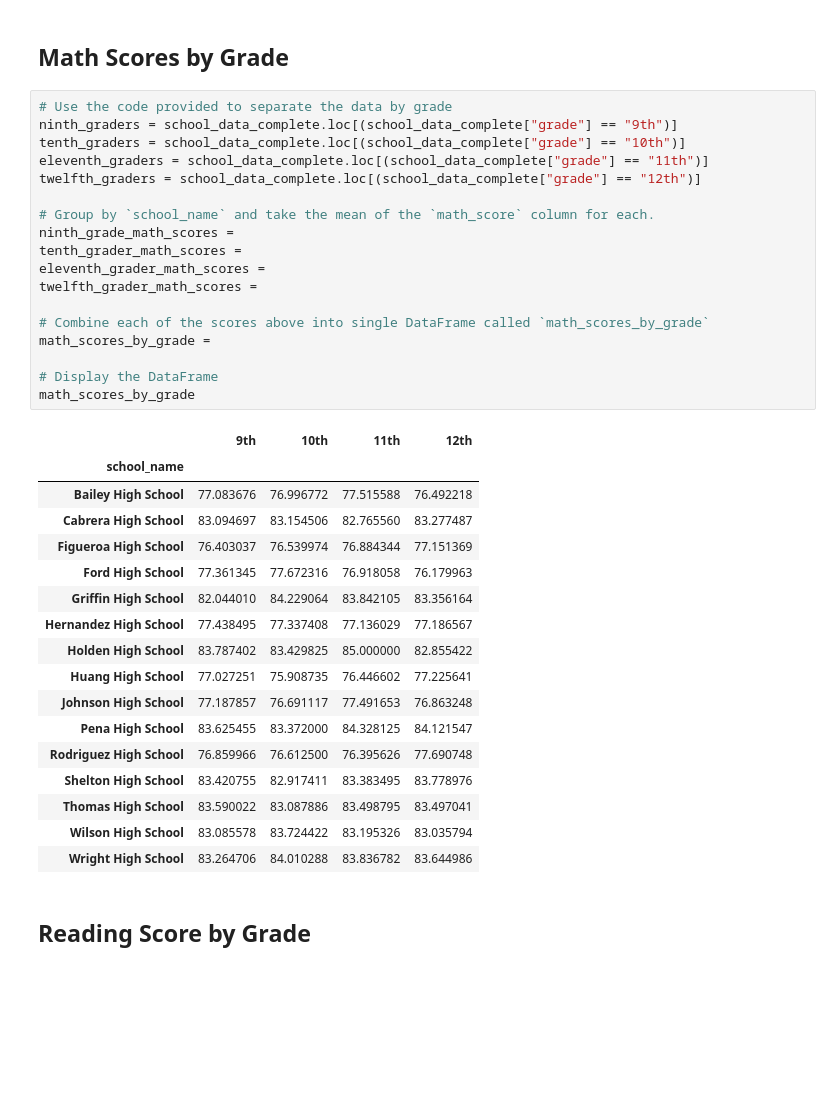
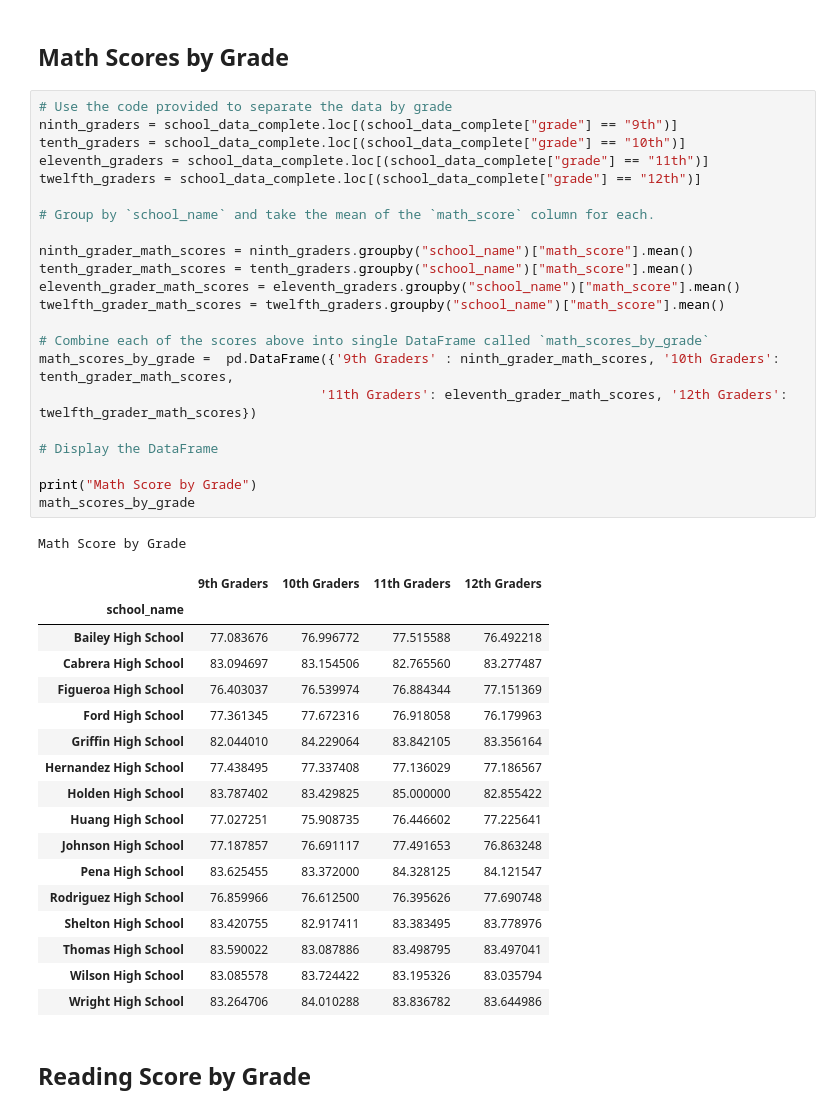
Before and after one commit to lilianag21/pandas-challenge, a Jupyter notebook: PyCitySchools/PyCitySchools_starter.ipynb, the cells around one changed output. Drawn from its saved outputs; the diff is of its cells as text; blank space fills up the shorter version.

```diff
--- a/PyCitySchools/PyCitySchools_starter.ipynb
+++ b/PyCitySchools/PyCitySchools_starter.ipynb
@@ -234,23 +318,28 @@ bottom_schools.head(5)
 # %%
 # Use the code provided to separate the data by grade
 ninth_graders = school_data_complete.loc[(school_data_complete["grade"] == "9th")]
 tenth_graders = school_data_complete.loc[(school_data_complete["grade"] == "10th")]
 eleventh_graders = school_data_complete.loc[(school_data_complete["grade"] == "11th")]
 twelfth_graders = school_data_complete.loc[(school_data_complete["grade"] == "12th")]
 
 # Group by `school_name` and take the mean of the `math_score` column for each.
-ninth_grade_math_scores =
-tenth_grader_math_scores =
-eleventh_grader_math_scores =
-twelfth_grader_math_scores =
+
+ninth_grader_math_scores = ninth_graders.groupby("school_name")["math_score"].mean()
+tenth_grader_math_scores = tenth_graders.groupby("school_name")["math_score"].mean()
+eleventh_grader_math_scores = eleventh_graders.groupby("school_name")["math_score"].mean()
+twelfth_grader_math_scores = twelfth_graders.groupby("school_name")["math_score"].mean()
 
 # Combine each of the scores above into single DataFrame called `math_scores_by_grade`
-math_scores_by_grade =
+math_scores_by_grade =  pd.DataFrame({'9th Graders' : ninth_grader_math_scores, '10th Graders': tenth_grader_math_scores,
+                                    '11th Graders': eleventh_grader_math_scores, '12th Graders': twelfth_grader_math_scores})
 
 # Display the DataFrame
+
+print("Math Score by Grade")
 math_scores_by_grade
 # %% [output]
+Math Score by Grade
-|  | 9th | 10th | 11th | 12th |
+|  | 9th Graders | 10th Graders | 11th Graders | 12th Graders |
 | school_name |  |  |  |  |
 | Bailey High School | 77.083676 | 76.996772 | 77.515588 | 76.492218 |
 | Cabrera High School | 83.094697 | 83.154506 | 82.765560 | 83.277487 |
```
Also changed, not shown: parts of 9 cells of this notebook.
